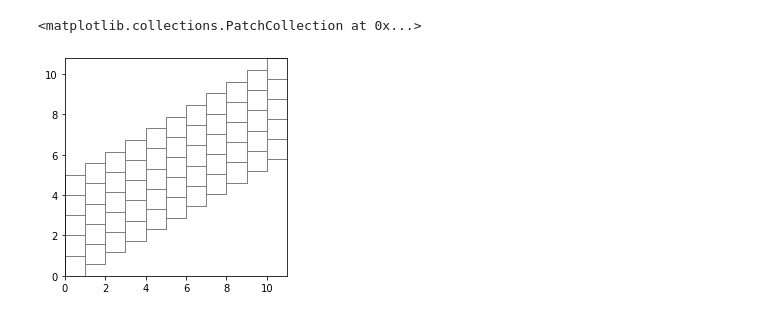
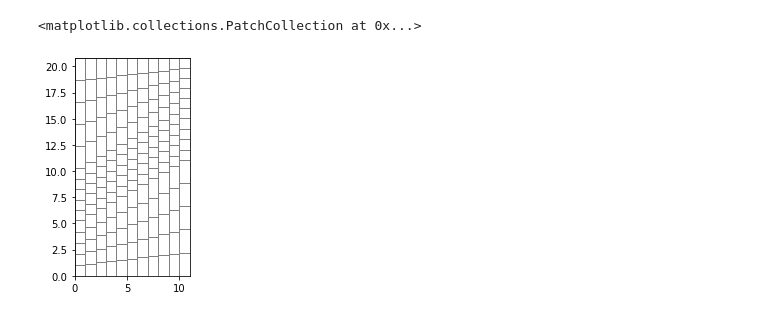
Before and after one commit to langevin-usgs/xt3d-vertically-staggered, a Jupyter notebook: python/disu_approach.ipynb, the cells around one changed output. Cells and saved outputs as stored; diff of their text form; code cells hidden in the pictures.

```diff
--- a/python/disu_approach.ipynb
+++ b/python/disu_approach.ipynb
@@ -30,9 +30,10 @@ ws = './disu_model'
 nlay_chan, ncol = 5, 11         # number of layers in channel, and number of columns in model
 Lx = 11.0                       # full horizontal width of model
 theta = 30.                     # angle of inclination of channel
-domain = False                   # option to include "domain" (True) or not (False)
-k_dom = 1e-6                    # domain conductivity
-#k_dom = 1.                      # domain_conductivity
+#theta = math.atan(0.5) * 180. / math.pi
+domain = True                    # option to include "domain" (True) or not (False)
+k_dom = 1.e-6                   # domain conductivity
+#k_dom = 0.1                     # domain_conductivity
 
 # grid parameters intended to remain fixed
 nrow = 1                        # model is one row deep "into the page"
@@ -50,15 +51,20 @@ delz_chan = delr                                    # vertical cell size in chan
 zoffset = delr * math.tan(theta * math.pi / 180.)   # vertical offset between cells in channel
 zthick = nlay_chan * delz_chan                      # vertical thickness of channel
 zspan = (ncol - 1) * zoffset + zthick               # total vertical span of channel
+zthick_dom_ll = zthick                              # vertical thickness of lower domain at left boundary
+zthick_dom_ur = zthick                              # vertical thickness of upper domain at right boundary
 
-# set tops, bottoms, and conductivities
+# set tops, bottoms, and conductivities; midpoints of cell tops/bottoms fall along
+# the "true" top/bottom channel boundaries
 botm = np.empty((nlay, nrow, ncol))
 cond = np.ones((nlay, nrow, ncol))                  # unit conductivity in channel, set as default here
+top_chan = zthick + 0.5 * zoffset \
+    + np.linspace(0., (ncol - 1) * zoffset, ncol)
+top_chan = top_chan.reshape((nrow, ncol))           # top of channel (without domain)
 if domain:
     # upper domain
-    Lz = zspan + 2. * zthick                        # total height of model
-    top_chan = 2. * zthick + np.linspace(0., (ncol - 1) * zoffset, ncol)
-    top_chan = top_chan.reshape((nrow, ncol))       # top of channel
+    Lz = zthick_dom_ll + zspan + zthick_dom_ur      # total height of model
+    top_chan += zthick_dom_ll                       # add left-boundary thickness of lower domain to top of channel
     top = np.ones((nrow, ncol)) * Lz                # top of model
     dz = (top - top_chan) / nlay_dom_upper          # vertical cell size varies by column in domain
     botm[0] = top - dz                              # bottom of first layer is calculated using top
@@ -70,36 +76,34 @@ if domain:
     klaycontinue = nlay_dom_upper
 else:
     # initialize channel discretization
     Lz = zspan                                     # total height of model
-    top_chan = zthick + np.linspace(0., (ncol - 1) * zoffset, ncol)
-    top_chan = top_chan.reshape((nrow, ncol))      # top of channel
     top = top_chan                                 # top of model is top of channel
     botm[0] = top - delz_chan                      # bottom of first layer is calculated using top
     # prepare to continue channel discretization
     klaycontinue = 1
 # channel
 for klay in range(klaycontinue, nlay_dom_upper + nlay_chan):
     botm[klay] = botm[klay - 1] - delz_chan
     #cond[klay] = k_dom   # kluge test
 if domain:
     # lower domain
     dz = (top_chan - zthick) / nlay_dom_lower     # vertical cell size varies by column in domain
     for klay in range(nlay_dom_upper + nlay_chan, nlay):
         botm[klay] = botm[klay - 1] - dz
         cond[klay] = k_dom
 
 # plot dis grid
 delr = delr * np.ones(ncol, dtype=float)
 delc = delc * np.ones(nrow, dtype=float)
 mgs = flopy.discretization.StructuredGrid(delr=delr, delc=delc,
                                           top=top, botm=botm)
 fig = plt.figure()
 ax = fig.add_subplot(1, 1, 1, aspect="equal")
 xs = flopy.plot.PlotCrossSection(modelgrid=mgs, ax=ax, line={"row":0})
 xs.plot_grid()
 # %% [output]
 <matplotlib.collections.PatchCollection at 0x...>
-[figure, old version]
+[figure, new version]
 # %%
 # scenario parameters
 # scenario names -- keys of parameters dictionary are scenario names
```
Also changed, not shown: parts of 5 cells of this notebook, 34 other files.
